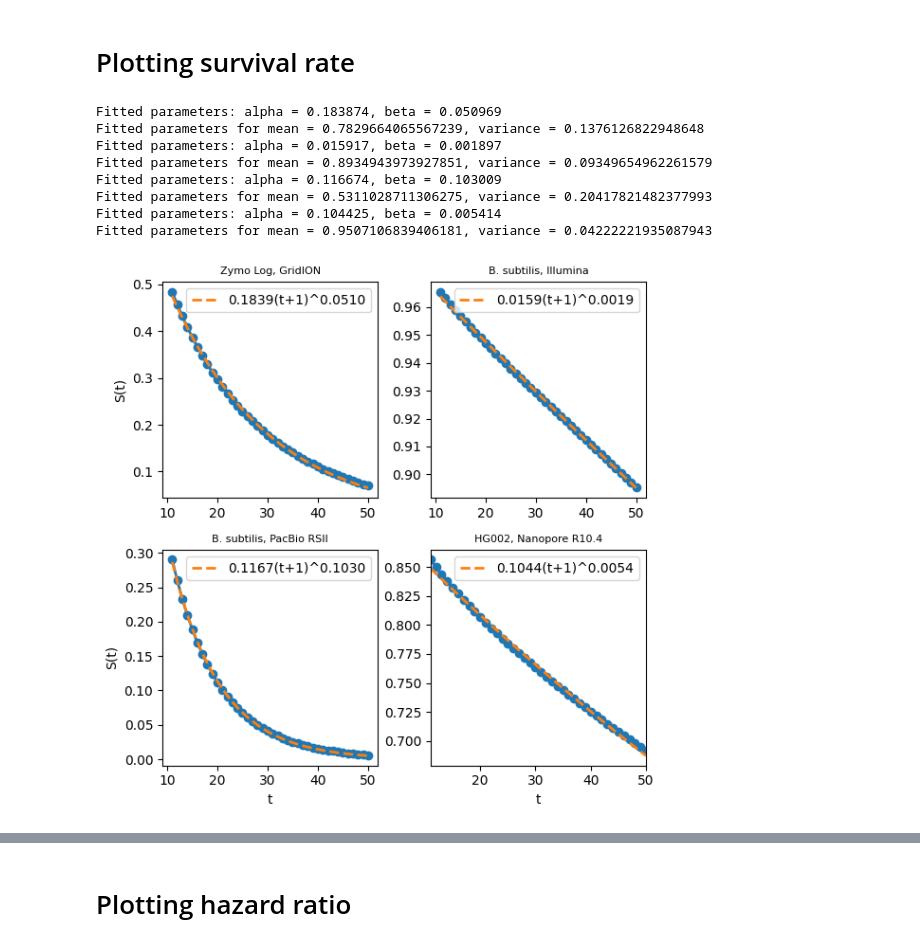
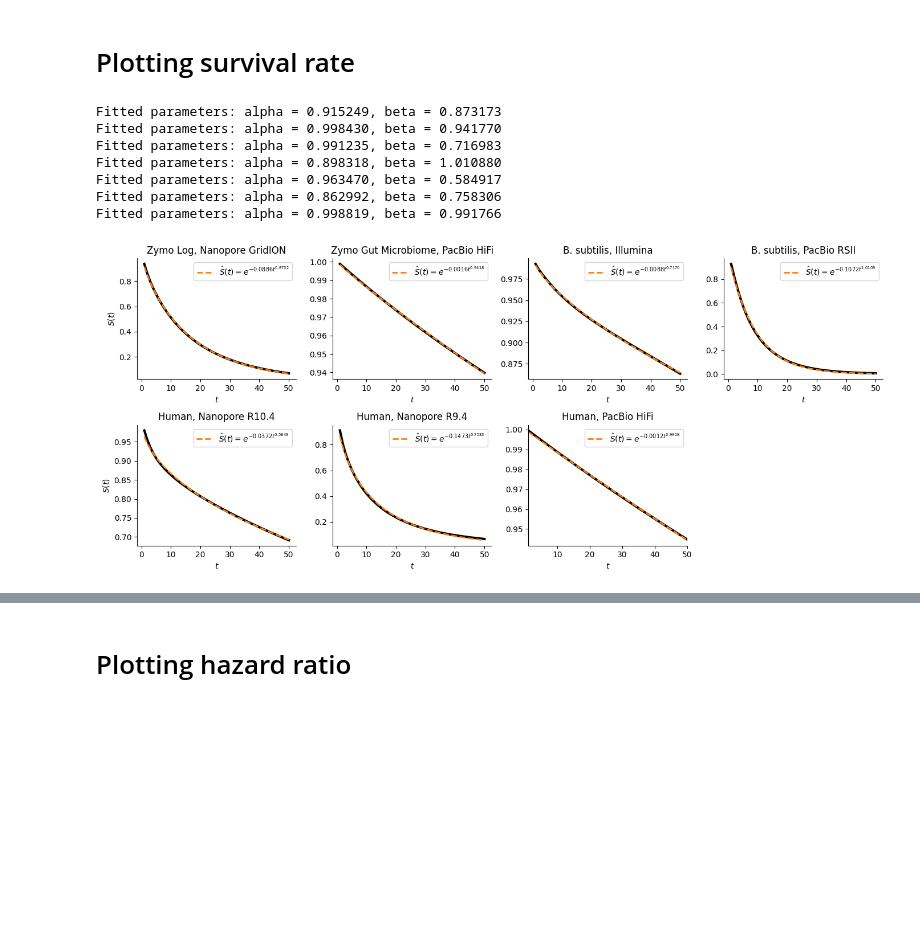
Before and after one commit to GZHoffie/skiver-test, a Jupyter notebook: experiments/counting_error_free_kmers/plot_results.ipynb, the cells around one changed output, grey strips where cells are left out. Cells and saved outputs as stored; diff of their text form; code cells hidden in the pictures; blank space fills up the shorter version.

Commit message:
Some more figures

```diff
--- a/experiments/counting_error_free_kmers/plot_results.ipynb
+++ b/experiments/counting_error_free_kmers/plot_results.ipynb
@@ -468,80 +468,90 @@ def fit_function_normal(i, mean, std):
     return np.exp(- mean * i + (std ** 2) * (i ** 2) / 2)
 
 def fit_function_discrete_weibull(i, l, k):
-    return l ** ((i + 1) ** k)
+    return l ** (i ** k)
 
 
 kmer_hit_rate_csv = [
     "../../output/zymo/ERR3152366.matched_kmers.csv",
-    "../../output/zymo/ERR2935851_trim_ref.matched_kmers.csv",
+    "../../output/zymo/SRR13128014.matched_kmers.csv",
+    "../../output/zymo/ERR2935851_ref.matched_kmers.csv",
     "../../output/zymo/SRR7498042_ref.matched_kmers.csv",
-    "../../output/human/HG002.bam.tmp.0000.matched_kmers.csv"
+    "../../output/human/HG002.bam.tmp.0000.matched_kmers.csv",
+    "../../output/human/HG002_R941.bam.tmp.0000.matched_kmers.csv",
+    "../../output/human/HG002_hifi.bam.tmp.0000.matched_kmers.csv"
 ]
 
 labels = [
-    "Zymo Log, GridION",
+    "Zymo Log, Nanopore GridION",
+    "Zymo Gut Microbiome, PacBio HiFi",
     "B. subtilis, Illumina",
     "B. subtilis, PacBio RSII",
-    "HG002, Nanopore R10.4",
+    "Human, Nanopore R10.4",
+    "Human, Nanopore R9.4",
+    "Human, PacBio HiFi"
 ]
 
 # Plot in 3 separate figures, the hazard ratio and the predicted k-mer hit rate.
 # The hazard ratio is calculated by matched_kmers(k) / matched_kmers(k-1)
 font_size = 8  # Set a common font size for labels and titles
-hazard_ratio_plot_range = range(11, 51)
-hazard_ratio_estimate_range = range(11, 51)
+hazard_ratio_plot_range = range(1, 51)
+hazard_ratio_estimate_range = range(1, 51)
 
-fig, axes = plt.subplots(2, 2, figsize=(6, 6))
+fig, axes = plt.subplots(2, 4, figsize=(14, 6))
 axes = axes.flatten()
 
 func = fit_function_discrete_weibull
-func = fit_function_constant
+#func = fit_function_constant
 
 for i in range(len(kmer_hit_rate_csv)):
     kmer_hit_rate_df = pd.read_csv(kmer_hit_rate_csv[i])
     survival_rates = kmer_hit_rate_df['num_kmer_hit'].values
 
 
     survival_rates_esimates = survival_rates[hazard_ratio_estimate_range.start - 1:hazard_ratio_estimate_range.stop - 1]
     survival_rates_plot = survival_rates[hazard_ratio_plot_range.start - 1:hazard_ratio_plot_range.stop - 1]
 
     # Fit the curve alpha/(alpha + beta + t) to the hazard ratios
     params, _ = curve_fit(func, list(hazard_ratio_estimate_range), survival_rates_esimates)
     alpha, bet = params
     print(f"Fitted parameters: alpha = {alpha:.6f}, beta = {bet:.6f}")
+    l = np.log(alpha)
 
-    mean = alpha / (alpha + bet)
-    variance = alpha * bet / ((alpha + bet)**2 * (alpha + bet + 1))
-    print(f"Fitted parameters for mean = {mean}, variance = {variance}")
+    math_label = '$\hat{S}(t) = e^{%.4ft^{%.4f}}$' % (l, bet)
+
     #axes[i].set_yscale('log')
     #axes[i].set_xscale('log')
 
-    axes[i].plot(hazard_ratio_plot_range, survival_rates_plot, linewidth=2, marker='o', color='C0')
+    axes[i].plot(hazard_ratio_plot_range, survival_rates_plot, linewidth=3, color='black')
     fitted_hazard_ratios = [func(t, alpha, bet) for t in hazard_ratio_plot_range]
-    axes[i].plot(hazard_ratio_plot_range, fitted_hazard_ratios, linewidth=2, linestyle='--', label=f'{alpha:.4f}(t+1)^{bet:.4f}', color='C1')
+    axes[i].plot(hazard_ratio_plot_range, fitted_hazard_ratios, linewidth=2, linestyle='--', label=math_label, color='C1')
 
     axes[i].tick_params(axis='both')
+    axes[i].spines['top'].set_visible(False)
+    axes[i].spines['right'].set_visible(False)
 
-    axes[i].set_title(labels[i], fontsize=font_size)
-    if i >= 2:
-        axes[i].set_xlabel('t')
-    if i % 2 == 0:
-        axes[i].set_ylabel('S(t)')
+    axes[i].set_title(labels[i])
+    axes[i].set_xlabel('$t$')
+    if i % 4 == 0:
+        axes[i].set_ylabel('$S(t)$')
     axes[i].legend()
 
+# Hide any unused subplots
+for j in range(i + 1, len(axes)):
+    fig.delaxes(axes[j])
 
 plt.tight_layout()
 
 plt.xlim(hazard_ratio_plot_range.start, hazard_ratio_plot_range.stop - 1)
+plt.savefig("../../figures/figureS1_A.svg")
 plt.show()
 #plt.ylim(0, 0.05)
 # %% [output]
-Fitted parameters: alpha = 0.183874, beta = 0.050969
-Fitted parameters for mean = 0.7829664065567239, variance = 0.1376126822948648
-Fitted parameters: alpha = 0.015917, beta = 0.001897
-Fitted parameters for mean = 0.8934943973927851, variance = 0.09349654962261579
-Fitted parameters: alpha = 0.116674, beta = 0.103009
-Fitted parameters for mean = 0.5311028711306275, variance = 0.20417821482377993
-Fitted parameters: alpha = 0.104425, beta = 0.005414
-Fitted parameters for mean = 0.9507106839406181, variance = 0.04222221935087943
+Fitted parameters: alpha = 0.915249, beta = 0.873173
+Fitted parameters: alpha = 0.998430, beta = 0.941770
+Fitted parameters: alpha = 0.991235, beta = 0.716983
+Fitted parameters: alpha = 0.898318, beta = 1.010880
+Fitted parameters: alpha = 0.963470, beta = 0.584917
+Fitted parameters: alpha = 0.862992, beta = 0.758306
+Fitted parameters: alpha = 0.998819, beta = 0.991766
-[figure, old version]
+[figure, new version]
```
Also changed, not shown: parts of 7 cells of this notebook, 31 other files.
